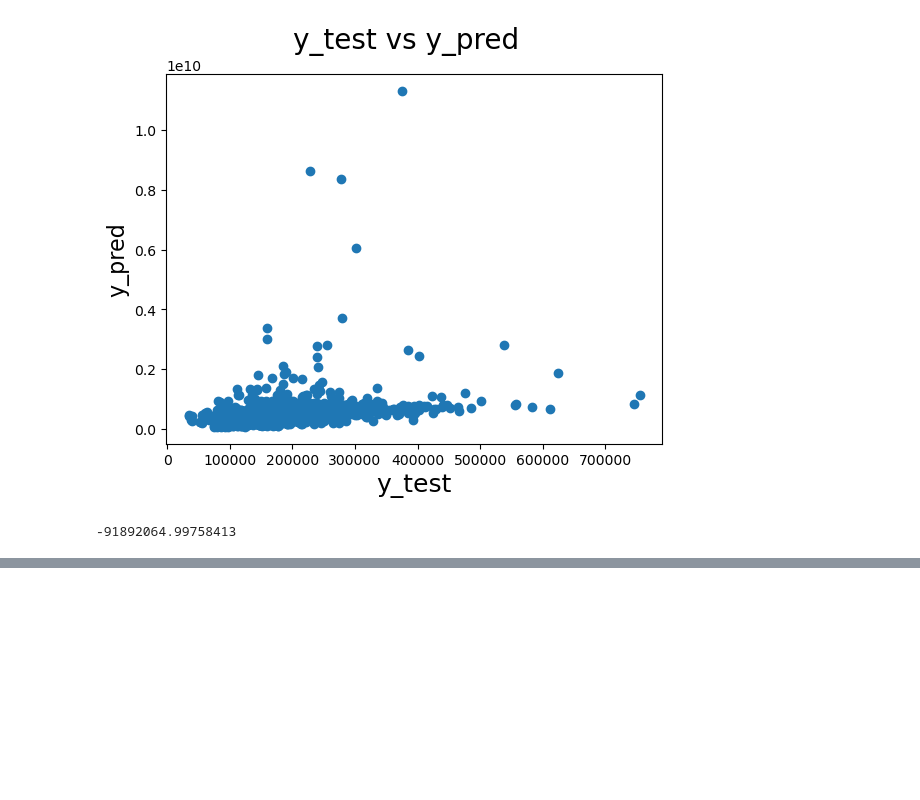
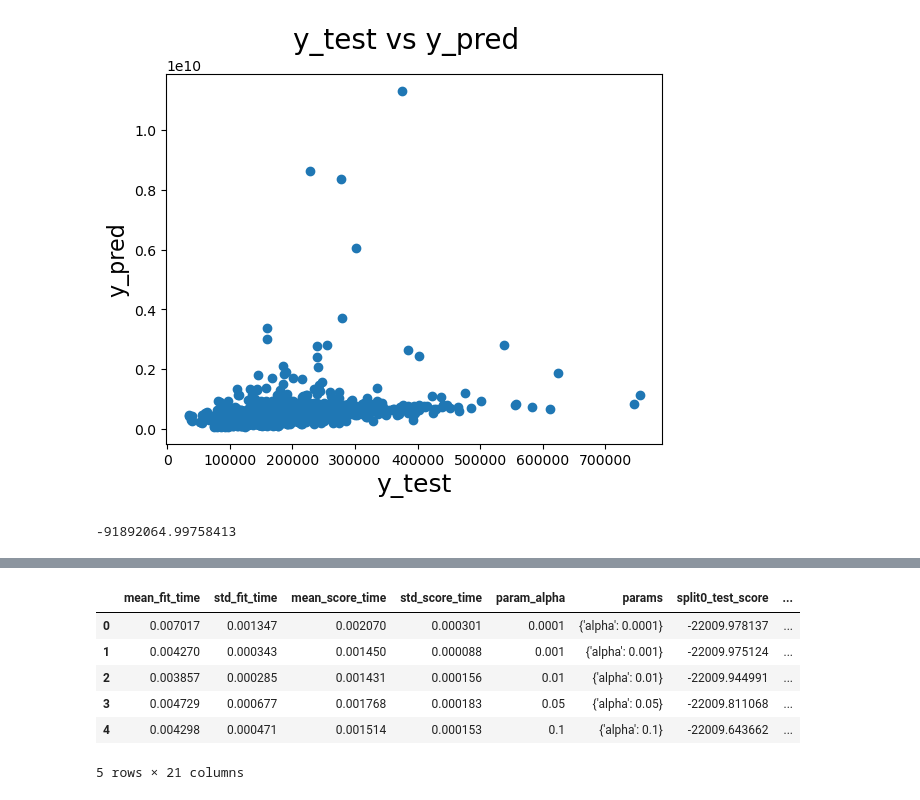
Before and after one commit to satyatejaburra/housing-sales-price-advanced-regression-assignment, a Jupyter notebook: advanced_regression.ipynb, the cells around one changed output, grey strips where cells are left out. Saved outputs shown, nothing was run; the diff lists cells and outputs as text; code cells hidden in the pictures; blank space fills up the shorter version.

```diff
--- a/advanced_regression.ipynb
+++ b/advanced_regression.ipynb
@@ -420,0 +453,11 @@ r2_score(y_true=y_test,y_pred=y_pred)
+# %%
+cv_results = pd.DataFrame(model_cv.cv_results_)
+cv_results.head()
+# %% [output]
+|  | mean_fit_time | std_fit_time | mean_score_time | std_score_time | param_alpha | params | split0_test_score | ... |
+| 0 | 0.007017 | 0.001347 | 0.002070 | 0.000301 | 0.0001 | {'alpha': 0.0001} | -22009.978137 | ... |
+| 1 | 0.004270 | 0.000343 | 0.001450 | 0.000088 | 0.001 | {'alpha': 0.001} | -22009.975124 | ... |
+| 2 | 0.003857 | 0.000285 | 0.001431 | 0.000156 | 0.01 | {'alpha': 0.01} | -22009.944991 | ... |
+| 3 | 0.004729 | 0.000677 | 0.001768 | 0.000183 | 0.05 | {'alpha': 0.05} | -22009.811068 | ... |
+| 4 | 0.004298 | 0.000471 | 0.001514 | 0.000153 | 0.1 | {'alpha': 0.1} | -22009.643662 | ... |
+5 rows × 21 columns
```
Also changed, not shown: parts of 11 cells of this notebook.
